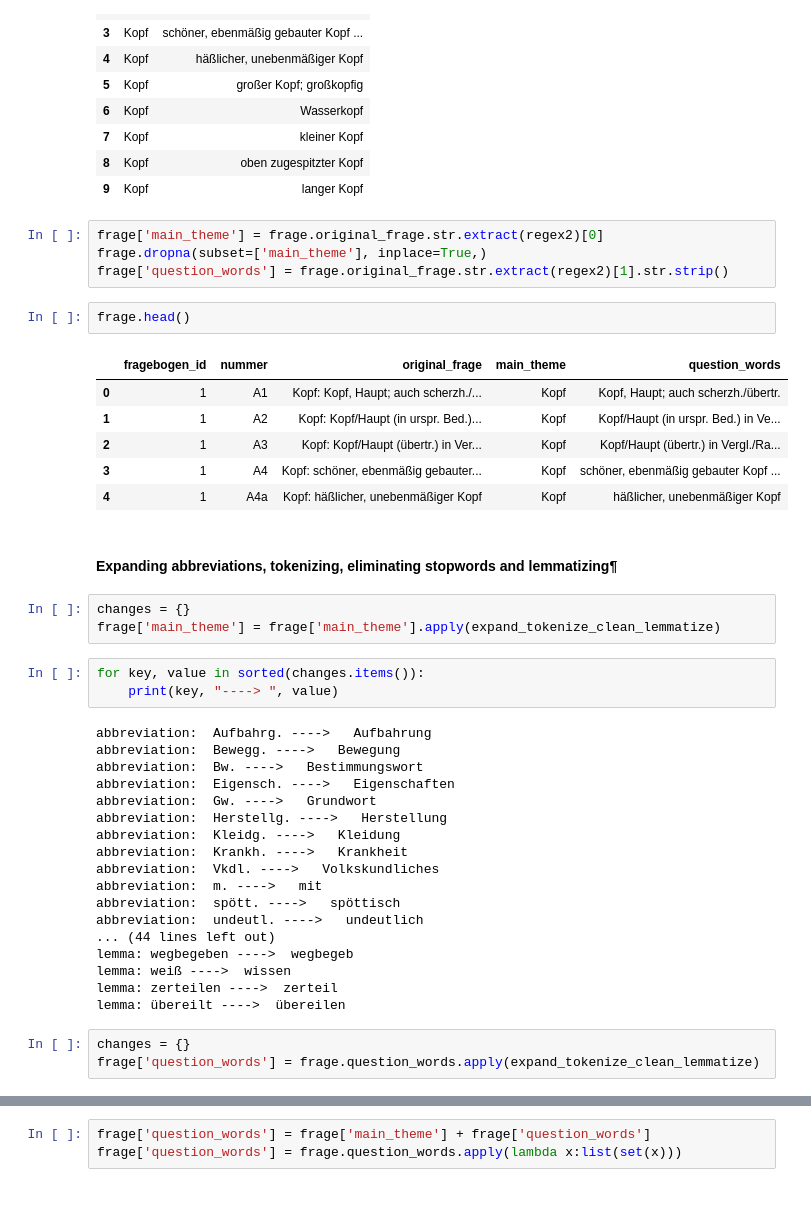
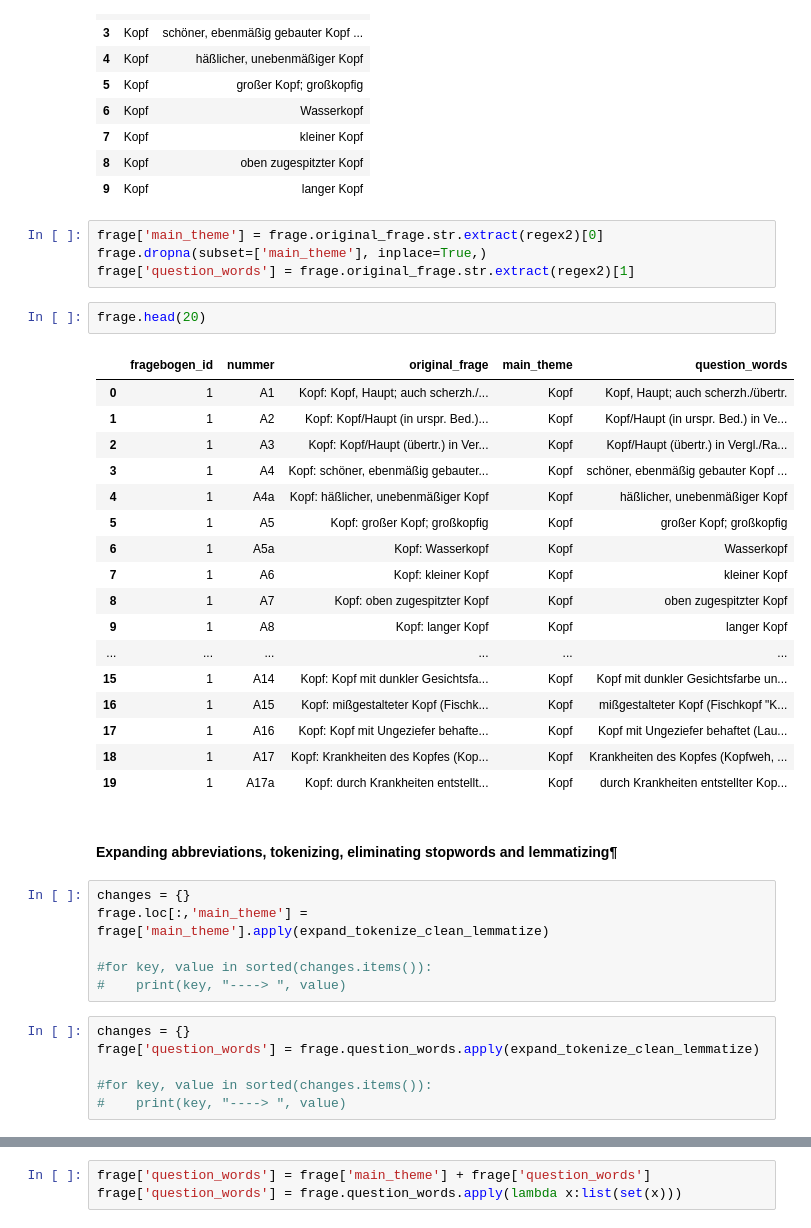
Before and after one commit to acdh-oeaw/exploreAT-Concepts, a Jupyter notebook: concepts.ipynb, the cells around one changed output, grey strips where cells are left out. Drawn from its saved outputs; the diff is of its cells as text; blank space fills up the shorter version.

```diff
--- a/concepts.ipynb
+++ b/concepts.ipynb
@@ -697,42 +664,38 @@ frage.original_frage.str.extract(regex2).head(10)
 # %%
 frage['main_theme'] = frage.original_frage.str.extract(regex2)[0]
 frage.dropna(subset=['main_theme'], inplace=True,)
-frage['question_words'] = frage.original_frage.str.extract(regex2)[1].str.strip()
+frage['question_words'] = frage.original_frage.str.extract(regex2)[1]
 # %%
-frage.head()
+frage.head(20)
 # %% [output]
 |  | fragebogen_id | nummer | original_frage | main_theme | question_words |
 | 0 | 1 | A1 | Kopf: Kopf, Haupt; auch scherzh./... | Kopf | Kopf, Haupt; auch scherzh./übertr. |
 | 1 | 1 | A2 | Kopf: Kopf/Haupt (in urspr. Bed.)... | Kopf | Kopf/Haupt (in urspr. Bed.) in Ve... |
 | 2 | 1 | A3 | Kopf: Kopf/Haupt (übertr.) in Ver... | Kopf | Kopf/Haupt (übertr.) in Vergl./Ra... |
 | 3 | 1 | A4 | Kopf: schöner, ebenmäßig gebauter... | Kopf | schöner, ebenmäßig gebauter Kopf ... |
 | 4 | 1 | A4a | Kopf: häßlicher, unebenmäßiger Kopf | Kopf | häßlicher, unebenmäßiger Kopf |
+| 5 | 1 | A5 | Kopf: großer Kopf; großkopfig | Kopf | großer Kopf; großkopfig |
+| 6 | 1 | A5a | Kopf: Wasserkopf | Kopf | Wasserkopf |
+| 7 | 1 | A6 | Kopf: kleiner Kopf | Kopf | kleiner Kopf |
+| 8 | 1 | A7 | Kopf: oben zugespitzter Kopf | Kopf | oben zugespitzter Kopf |
+| 9 | 1 | A8 | Kopf: langer Kopf | Kopf | langer Kopf |
+| ... | ... | ... | ... | ... | ... |
+| 15 | 1 | A14 | Kopf: Kopf mit dunkler Gesichtsfa... | Kopf | Kopf mit dunkler Gesichtsfarbe un... |
+| 16 | 1 | A15 | Kopf: mißgestalteter Kopf (Fischk... | Kopf | mißgestalteter Kopf (Fischkopf "K... |
+| 17 | 1 | A16 | Kopf: Kopf mit Ungeziefer behafte... | Kopf | Kopf mit Ungeziefer behaftet (Lau... |
+| 18 | 1 | A17 | Kopf: Krankheiten des Kopfes (Kop... | Kopf | Krankheiten des Kopfes (Kopfweh, ... |
+| 19 | 1 | A17a | Kopf: durch Krankheiten entstellt... | Kopf | durch Krankheiten entstellter Kop... |
 # %% [markdown]
 #### Expanding abbreviations, tokenizing, eliminating stopwords and lemmatizing¶
 # %%
 changes = {}
-frage['main_theme'] = frage['main_theme'].apply(expand_tokenize_clean_lemmatize)
+frage.loc[:,'main_theme'] = frage['main_theme'].apply(expand_tokenize_clean_lemmatize)
+
+#for key, value in sorted(changes.items()):
+#    print(key, "----> ", value)
 # %%
-for key, value in sorted(changes.items()):
-    print(key, "----> ", value)
+changes = {}
+frage['question_words'] = frage.question_words.apply(expand_tokenize_clean_lemmatize)
+
+#for key, value in sorted(changes.items()):
+#    print(key, "----> ", value)
-# %% [output]
-abbreviation:  Aufbahrg. ---->   Aufbahrung
-abbreviation:  Bewegg. ---->   Bewegung
-abbreviation:  Bw. ---->   Bestimmungswort
-abbreviation:  Eigensch. ---->   Eigenschaften
-abbreviation:  Gw. ---->   Grundwort
-abbreviation:  Herstellg. ---->   Herstellung
-abbreviation:  Kleidg. ---->   Kleidung
-abbreviation:  Krankh. ---->   Krankheit
-abbreviation:  Vkdl. ---->   Volkskundliches
-abbreviation:  m. ---->   mit
-abbreviation:  spött. ---->   spöttisch
-abbreviation:  undeutl. ---->   undeutlich
-... (44 lines left out)
-lemma: wegbegeben ---->  wegbegeb
-lemma: weiß ---->  wissen
-lemma: zerteilen ---->  zerteil
-lemma: übereilt ---->  übereilen
-# %%
-changes = {}
-frage['question_words'] = frage.question_words.apply(expand_tokenize_clean_lemmatize)
```
Also changed, not shown: parts of 31 cells of this notebook, 6 other files.
